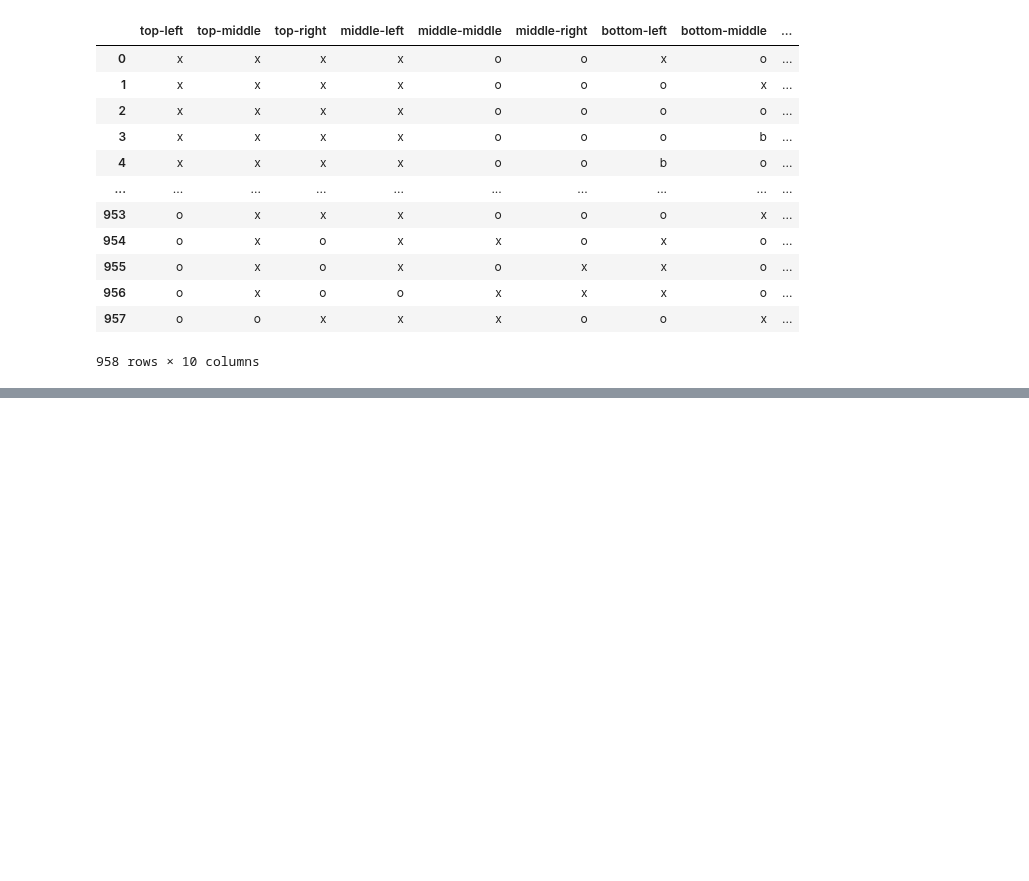
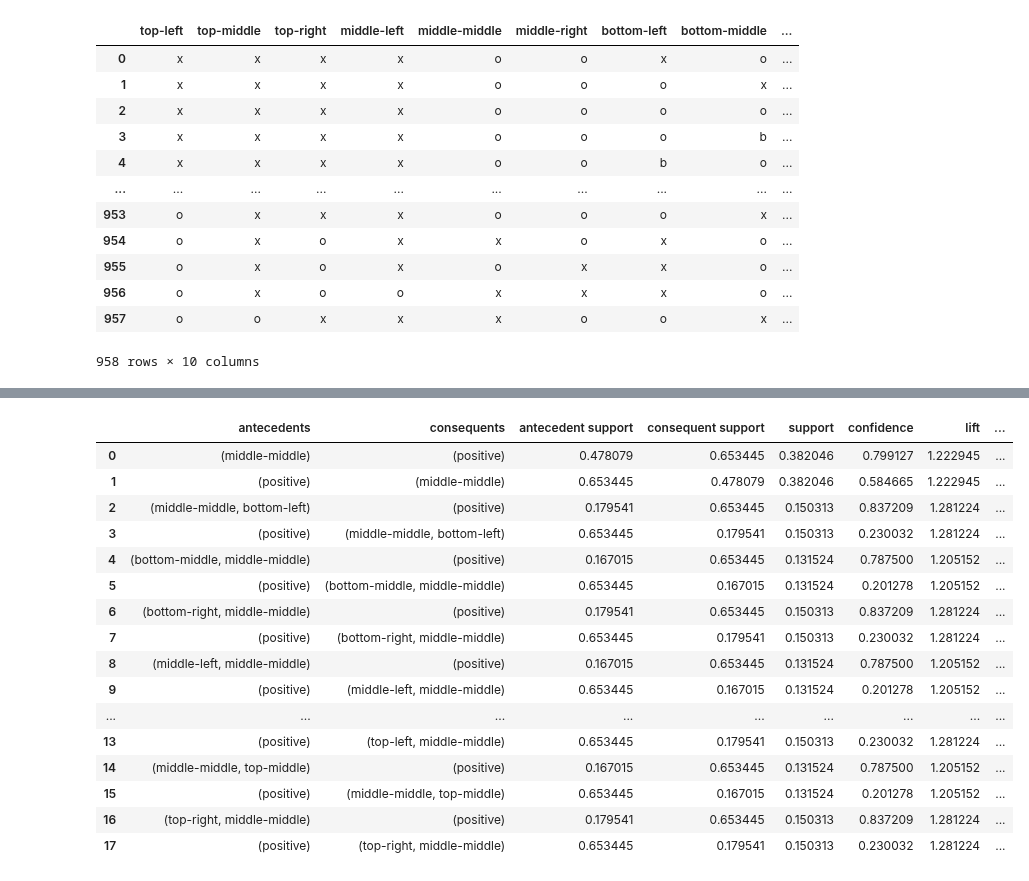
Before and after one commit to dougbrn/Towson, a Jupyter notebook: COSC757/assignment4/assignment4.ipynb, the cells around one changed output, grey strips where cells are left out. Saved outputs shown, nothing was run; the diff lists cells and outputs as text; code cells hidden in the pictures; blank space fills up the shorter version.

```diff
--- a/COSC757/assignment4/assignment4.ipynb
+++ b/COSC757/assignment4/assignment4.ipynb
@@ -42,0 +89,21 @@ for game in ttt_df.iterrows():
+# %%
+rules = association_rules(frequent_itemsets, metric="lift", min_threshold=1.2)
+rules
+# %% [output]
+|  | antecedents | consequents | antecedent support | consequent support | support | confidence | lift | ... |
+| 0 | (middle-middle) | (positive) | 0.478079 | 0.653445 | 0.382046 | 0.799127 | 1.222945 | ... |
+| 1 | (positive) | (middle-middle) | 0.653445 | 0.478079 | 0.382046 | 0.584665 | 1.222945 | ... |
+| 2 | (middle-middle, bottom-left) | (positive) | 0.179541 | 0.653445 | 0.150313 | 0.837209 | 1.281224 | ... |
+| 3 | (positive) | (middle-middle, bottom-left) | 0.653445 | 0.179541 | 0.150313 | 0.230032 | 1.281224 | ... |
+| 4 | (bottom-middle, middle-middle) | (positive) | 0.167015 | 0.653445 | 0.131524 | 0.787500 | 1.205152 | ... |
+| 5 | (positive) | (bottom-middle, middle-middle) | 0.653445 | 0.167015 | 0.131524 | 0.201278 | 1.205152 | ... |
+| 6 | (bottom-right, middle-middle) | (positive) | 0.179541 | 0.653445 | 0.150313 | 0.837209 | 1.281224 | ... |
+| 7 | (positive) | (bottom-right, middle-middle) | 0.653445 | 0.179541 | 0.150313 | 0.230032 | 1.281224 | ... |
+| 8 | (middle-left, middle-middle) | (positive) | 0.167015 | 0.653445 | 0.131524 | 0.787500 | 1.205152 | ... |
+| 9 | (positive) | (middle-left, middle-middle) | 0.653445 | 0.167015 | 0.131524 | 0.201278 | 1.205152 | ... |
+| ... | ... | ... | ... | ... | ... | ... | ... | ... |
+| 13 | (positive) | (top-left, middle-middle) | 0.653445 | 0.179541 | 0.150313 | 0.230032 | 1.281224 | ... |
+| 14 | (middle-middle, top-middle) | (positive) | 0.167015 | 0.653445 | 0.131524 | 0.787500 | 1.205152 | ... |
+| 15 | (positive) | (middle-middle, top-middle) | 0.653445 | 0.167015 | 0.131524 | 0.201278 | 1.205152 | ... |
+| 16 | (top-right, middle-middle) | (positive) | 0.179541 | 0.653445 | 0.150313 | 0.837209 | 1.281224 | ... |
+| 17 | (positive) | (top-right, middle-middle) | 0.653445 | 0.179541 | 0.150313 | 0.230032 | 1.281224 | ... |
```
Also changed, not shown: parts of 2 cells of this notebook.
